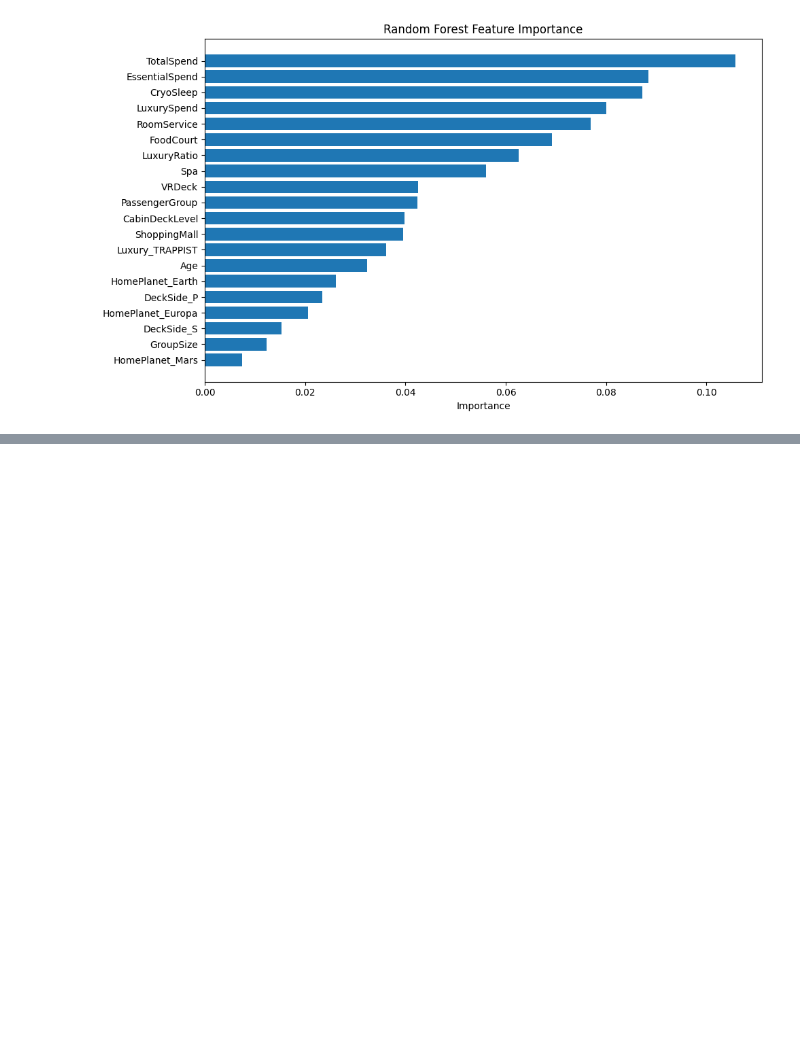
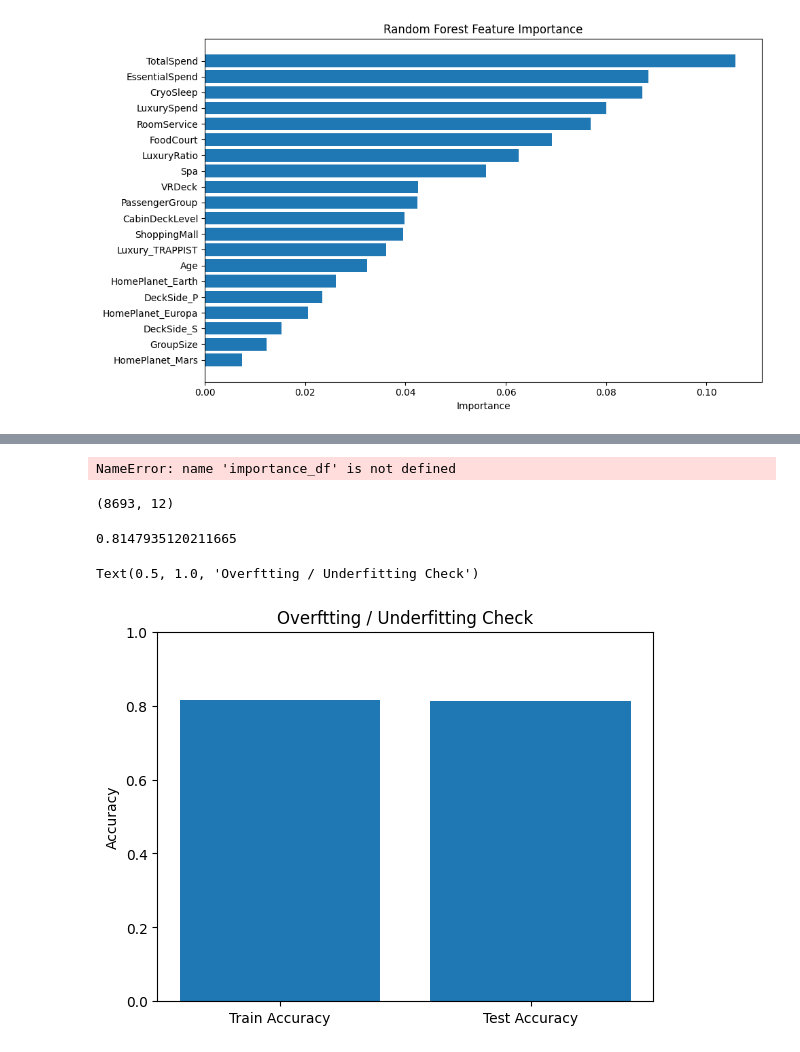
Before and after one commit to smc8501/spaceship-titanic, a Jupyter notebook: spaceship-titanic-notebook.ipynb, the cells around one changed output, grey strips where cells are left out. Saved outputs shown, nothing was run; the diff lists cells and outputs as text; code cells hidden in the pictures; blank space fills up the shorter version.

```diff
--- a/spaceship-titanic-notebook.ipynb
+++ b/spaceship-titanic-notebook.ipynb
@@ -525,2 +579,13 @@ rf_clf_best.score(train_data_transformed_2,y)
+# %%
+X = drop_low_vars(X, importance_df, 0.04)
+# %% [output]
+NameError: name 'importance_df' is not defined
+# %%
+X_train = drop_low_vars(X_train,importance_df,0.04)
+X_test = drop_low_vars(X_test,importance_df,0.04)
+# %%
+X.shape
+# %% [output]
+(8693, 12)
 # %%
 test_data_transformed = tree_based_transform(test_data_transformed)
@@ -527,3 +594,23 @@ test_data_transformed = tree_based_transform(test_data_transformed)
+# %%
+rf_clf_best.fit(X,y)
+rf_clf_best.score(X,y)
+# %% [output]
+0.8147935120211665
+# %%
+from sklearn.metrics import accuracy_score
+y_train_preds = rf_clf_best.predict(X_train)
+y_test_preds = rf_clf_best.predict(X_test)
+
+train_acc = accuracy_score(y_train, y_train_preds)
+test_acc = accuracy_score(y_test, y_test_preds)
+
+plt.bar(["Train Accuracy", "Test Accuracy"], [train_acc, test_acc])
+plt.ylim(0,1)
+plt.ylabel("Accuracy")
+plt.title("Overftting / Underfitting Check")
+# %% [output]
+Text(0.5, 1.0, 'Overftting / Underfitting Check')
+[figure, added]
 # %%
 pred = rf_clf_best.predict(test_data_transformed)
 create_output(pred)
```
Also changed, not shown: parts of 24 cells of this notebook, 2 other files.
